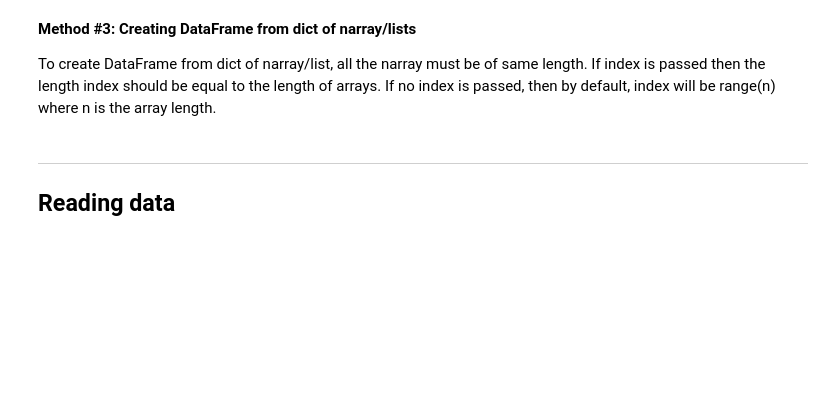
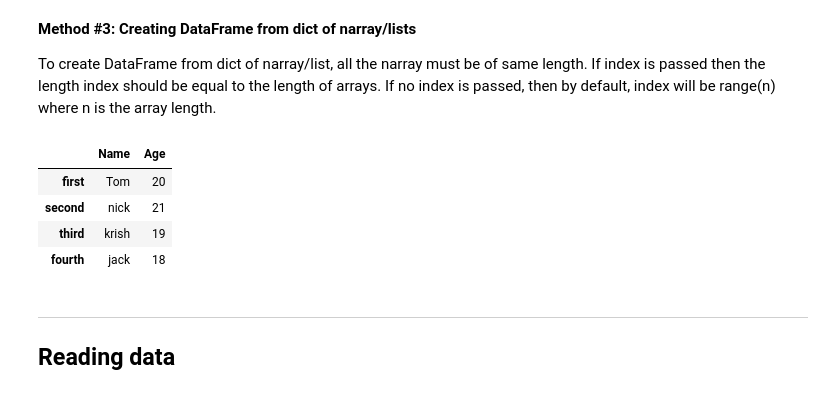
Before and after one commit to wissal630/TReND-CaMinA, a Jupyter notebook: notebooks/Kenya26/00-PythonPreCourse/3_Data_Exploration_Visualization.ipynb, the cells around one changed output. Cells and saved outputs as stored; diff of their text form; code cells hidden in the pictures; blank space fills up the shorter version.

```diff
--- a/notebooks/Kenya26/00-PythonPreCourse/3_Data_Exploration_Visualization.ipynb
+++ b/notebooks/Kenya26/00-PythonPreCourse/3_Data_Exploration_Visualization.ipynb
@@ -314,13 +388,19 @@ To create DataFrame from dict of narray/list, all the narray must be of same len
 # %%
 # initialize data of lists.
 data = {'Name': ['Tom', 'nick', 'krish', 'jack'],
         'Age': [20, 21, 19, 18]}
 
 # Create DataFrame
-df = pd.DataFrame(data)
+df = pd.DataFrame(data, index = ['first','second','third','fourth'])
 
 # Print the output.
 df
+# %% [output]
+|  | Name | Age |
+| first | Tom | 20 |
+| second | nick | 21 |
+| third | krish | 19 |
+| fourth | jack | 18 |
 # %% [markdown]
 ---
 
```
Also changed, not shown: parts of 46 cells of this notebook.
